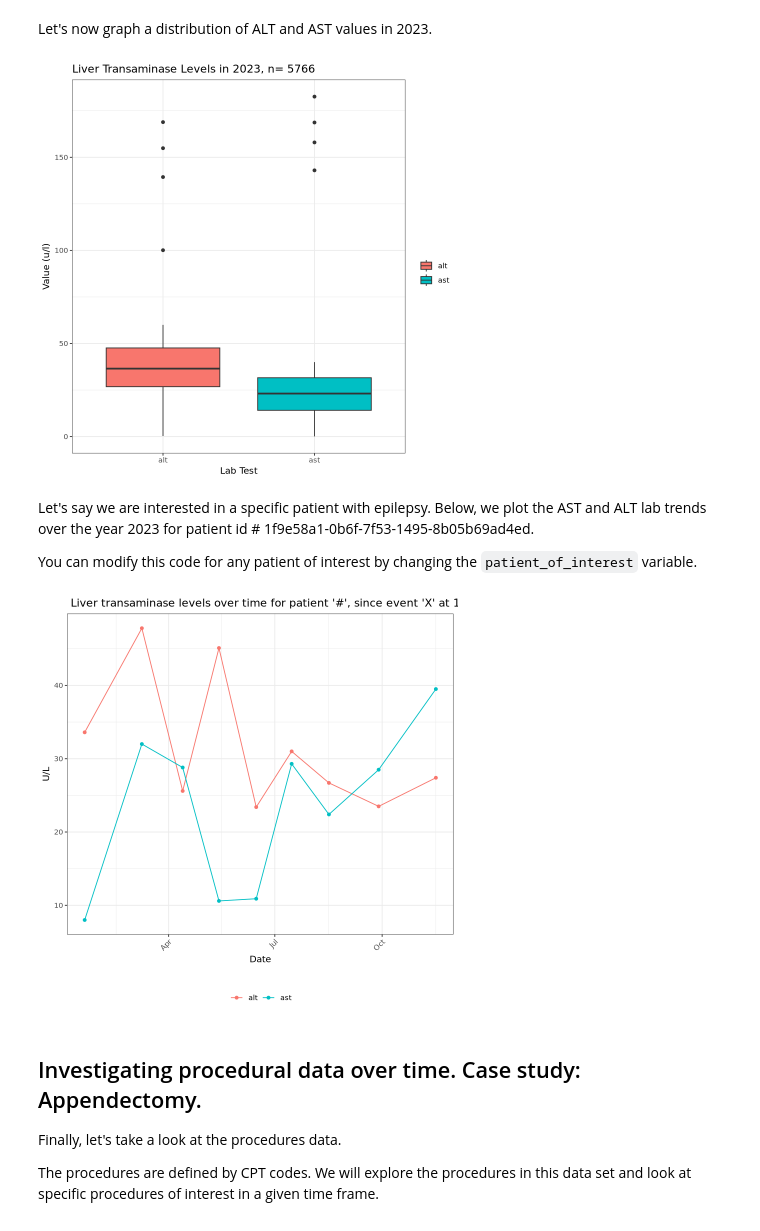
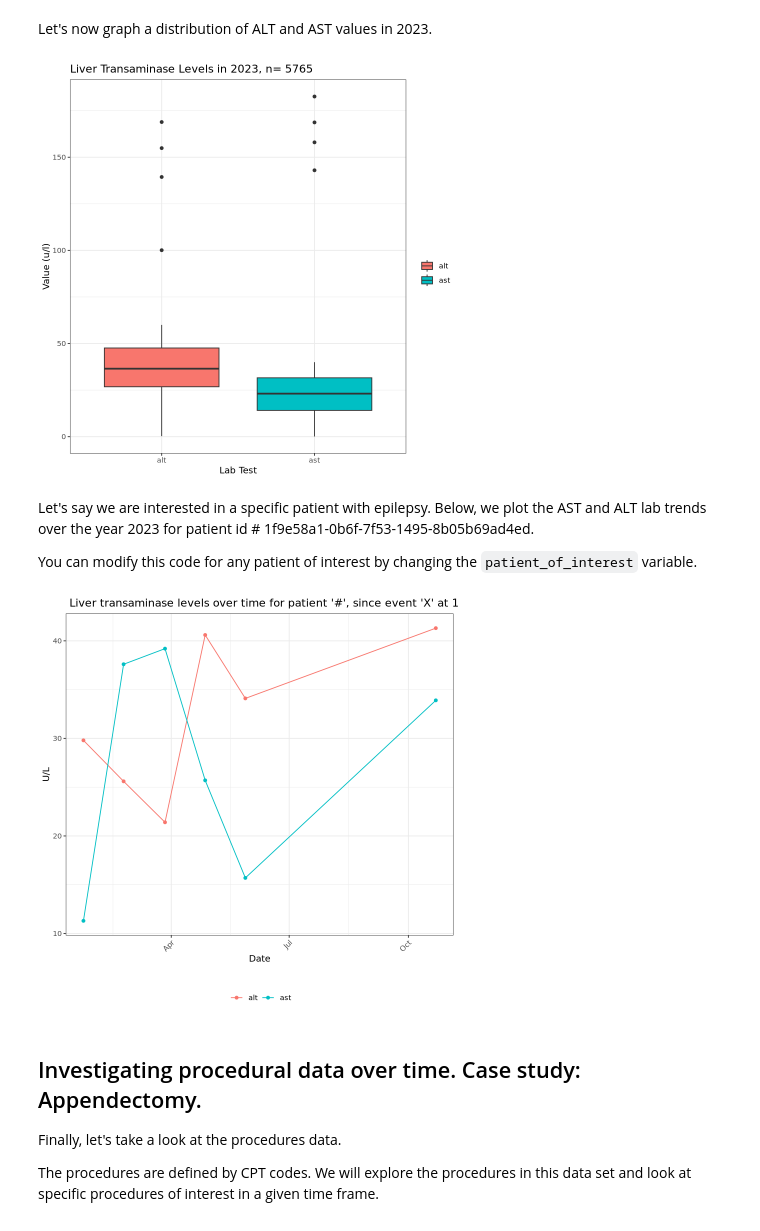
Before and after one commit to hms-dbmi/Access-to-Data-and-Compute-using-Service-Workbench, a Jupyter notebook: Investigating EHR data from PIC-SURE - R.ipynb, the cells around one changed output. Drawn from its saved outputs; the diff is of its cells as text; code cells hidden in the pictures.

Commit message:
Changes made to accomodate changes to dataset (unix timestamps, numeric patient identifiers)

```diff
--- a/Investigating EHR data from PIC-SURE - R.ipynb
+++ b/Investigating EHR data from PIC-SURE - R.ipynb
@@ -81,6 +70,9 @@ You'll see 5 columns:
 * NVAL_NUM: The numerical value of the clinical variable, if applicable
 * TIMESTAMP: The date and time associated to a given observation (row)
 # %%
+# The timestamp is in unix format. Convert to datetime
+data$TIMESTAMP <- as.POSIXct(data$TIMESTAMP, origin = "1970-01-01", tz = "UTC")
+
 head(data)
 # %% [output]
 A tibble: 6 × 5
@@ -650,34 +640,34 @@ ggplot(data=alt_ast)+
   theme_bw()+
   labs(x= "Lab Test", y= "Value (u/l)", title= paste("Liver Transaminase Levels in 2023, n=", nrow(alt_ast)), fill= " ")
 # %% [output]
-[figure, old version]
+[figure, new version]
 # %% [markdown]
 Let's say we are interested in a specific patient with epilepsy.
 Below, we plot the AST and ALT lab trends over the year 2023 for patient id # 1f9e58a1-0b6f-7f53-1495-8b05b69ad4ed.
 
 You can modify this code for any patient of interest by changing the `patient_of_interest` variable.
 # %%
-patient_of_interest <- "1f9e58a1-0b6f-7f53-1495-8b05b69ad4ed"
+patient_of_interest <- 11641
 
 #filtering for the specific patient's AST and ALT levels over time using the 2023 alt/ast dataframe we previously created:
 
 patient_group<- alt_ast %>%
   filter(grepl(patient_of_interest, PATIENT_NUM))
 
 ### creating a plot showing the results over time:
 
 ggplot(data = patient_group) +
   geom_line( aes(x = TIMESTAMP, y = value, color = lab_test)) +
   geom_point( aes(x = TIMESTAMP, y = value, color = lab_test)) +
   theme_bw() +
   theme(
     legend.position = "bottom",
     axis.text.x = element_text(angle = 45, hjust = 1)
   )+
     labs(x = "Date", y = "U/L", title = " Liver transaminase levels over time for patient '#', since event 'X' at 1.1.2023", color =" ")+
   guides(color = guide_legend(nrow = 1, title.position = "top", title.hjust = 0.5))
 # %% [output]
-[figure, old version]
+[figure, new version]
 # %% [markdown]
 ## Investigating procedural data over time. Case study: Appendectomy.
 
```
Also changed, not shown: parts of 15 cells of this notebook.
